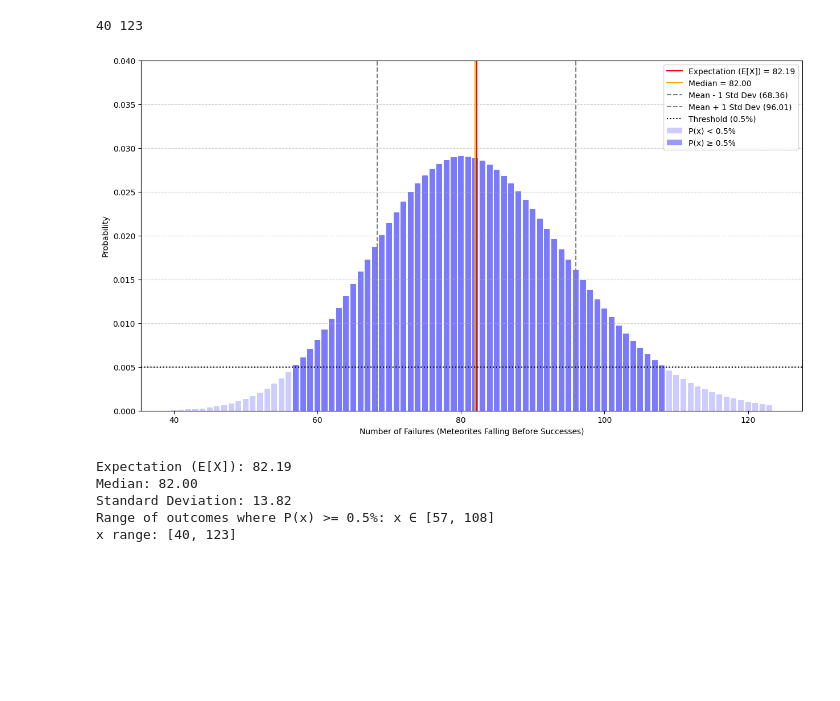
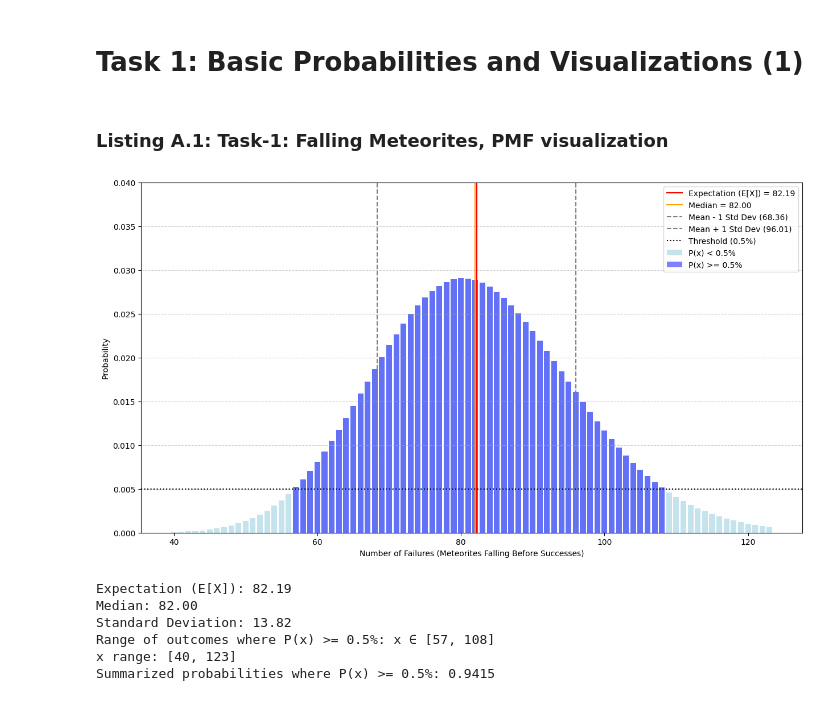
Before and after one commit to thomasreinecke/DLMDSAS01-code, a Jupyter notebook: task-1.ipynb, the cells around one changed output. Saved outputs shown, nothing was run; the diff lists cells and outputs as text; code cells hidden in the pictures; blank space fills up the shorter version.

Commit message:
updated task-1,-2 + added task-5

```diff
--- a/task-1.ipynb
+++ b/task-1.ipynb
@@ -24,73 +1,62 @@ The analysis uses Python's `scipy.stats` library for statistical computation and
+# %% [markdown]
+# Task 1: Basic Probabilities and Visualizations (1)
+# %% [markdown]
+### Listing A.1: Task-1: Falling Meteorites, PMF visualization
 # %%
 import numpy as np
 import matplotlib.pyplot as plt
 from scipy.stats import nbinom
 
 # Parameters
-k = 62  # Number of successes (ξ₂)
-p = 0.43  # Probability of success (ξ₃)
+k, p = 62, 0.43  # Number of successes and probability of success
 
-# Define the negative binomial distribution
-r = k
-mean = nbinom.mean(r, p)
-std_dev = np.sqrt(nbinom.var(r, p))  # Standard deviation
+# Calculate statistics
+mean, std_dev, median = nbinom.mean(k, p), np.sqrt(nbinom.var(k, p)), nbinom.median(k, p)
 
-# Dynamic x range: centered around the mean ± 3 standard deviations
-x_min = max(0, int(mean - 3 * std_dev))  # Avoid negative x-values
-x_max = int(mean + 3 * std_dev)
-x = np.arange(x_min, x_max + 1)  # Dynamic range for the x-axis
-probabilities = nbinom.pmf(x, r, p)
-print(x_min, x_max)
-# Calculate median
-median = nbinom.median(r, p)
+# Dynamic x range: mean +/- 3 standard deviations
+x_min, x_max = max(0, int(mean - 3 * std_dev)), int(mean + 3 * std_dev)
+x = np.arange(x_min, x_max + 1)
+probabilities = nbinom.pmf(x, k, p)
 
-# Determine the range where P(x) >= 0.5%
-threshold = 0.005  # 0.5% in decimal
-valid_indices = np.where(probabilities >= threshold)[0]  # Indices where P(x) >= 0.5%
-start, end = x[valid_indices[0]], x[valid_indices[-1]]  # Use x-values, not indices
+# Determine range for P(x) >= 0.5%
+threshold = 0.005
+start, end = x[np.argmax(probabilities >= threshold)], x[np.max(np.where(probabilities >= threshold))]
+
+# Summarize probabilities where P(x) >= 0.5%
+summarized_probabilities_above_threshold = probabilities[(x >= start) & (x <= end)].sum()
 
 # Visualization
 plt.figure(figsize=(15, 8))  # Increased width by 25%
+plt.bar(x, probabilities, color="lightblue", alpha=0.7, label="P(x) < 0.5%")
+plt.bar(x[(x >= start) & (x <= end)], probabilities[(x >= start) & (x <= end)], color="blue", alpha=0.5, label="P(x) >= 0.5%")
 
-# Plot all probabilities
-plt.bar(x, probabilities, color="blue", alpha=0.2, label="P(x) < 0.5%")
-
-# Highlight probabilities within the range where P(x) >= 0.5%
-if start != 0 and end != 0:  # Ensure there's a valid range
-    highlight_indices = (x >= start) & (x <= end)
-    plt.bar(x[highlight_indices], probabilities[highlight_indices], color="blue", alpha=0.4, label="P(x) ≥ 0.5%")
-
-# Mark expectation and median as dotted lines
+# Add markers for expectation, median, and standard deviations
 plt.axvline(mean, color="red", linestyle="-", label=f"Expectation (E[X]) = {mean:.2f}")
 plt.axvline(median, color="orange", linestyle="-", label=f"Median = {median:.2f}")
+plt.axvline(mean - std_dev, color="gray", linestyle="--", label=f"Mean - 1 Std Dev ({mean - std_dev:.2f})")
+plt.axvline(mean + std_dev, color="gray", linestyle="--", label=f"Mean + 1 Std Dev ({mean + std_dev:.2f})")
 
-# Mark standard deviation as vertical lines
-plt.axvline(mean - std_dev, color="grey", linestyle="--", label=f"Mean - 1 Std Dev ({mean - std_dev:.2f})")
-plt.axvline(mean + std_dev, color="grey", linestyle="--", label=f"Mean + 1 Std Dev ({mean + std_dev:.2f})")
-
-# Horizontal line for the threshold
+# Horizontal threshold line
 plt.axhline(threshold, color="black", linestyle=":", label="Threshold (0.5%)")
-
-# Add title, labels, legend, and grid
-# plt.title(f"Meteorites Falling Into an Ocean\nNegative Binomial Distribution, k={k}, p={p}")
 plt.xlabel("Number of Failures (Meteorites Falling Before Successes)")
 plt.ylabel("Probability")
 plt.legend()
 plt.grid(axis="y", linestyle="--", alpha=0.6)
-plt.ylim(0, 0.04)  # Adjust y-axis scale for clarity
+plt.ylim(0, 0.04)
 plt.show()
 
 # Output results
 print(f"Expectation (E[X]): {mean:.2f}")
 print(f"Median: {median:.2f}")
 print(f"Standard Deviation: {std_dev:.2f}")
 print(f"Range of outcomes where P(x) >= 0.5%: x ∈ [{start}, {end}]")
 print(f"x range: [{x_min}, {x_max}]")
+print(f"Summarized probabilities where P(x) >= 0.5%: {summarized_probabilities_above_threshold:.4f}")
 # %% [output]
+[figure]
-40 123
+Expectation (E[X]): 82.19
+Median: 82.00
+Standard Deviation: 13.82
+Range of outcomes where P(x) >= 0.5%: x ∈ [57, 108]
+x range: [40, 123]
+Summarized probabilities where P(x) >= 0.5%: 0.9415
-[figure]
-Expectation (E[X]): 82.19
-Median: 82.00
-Standard Deviation: 13.82
-Range of outcomes where P(x) >= 0.5%: x ∈ [57, 108]
-x range: [40, 123]
```
Also changed, not shown: parts of 3 cells of this notebook, 10 other files.
